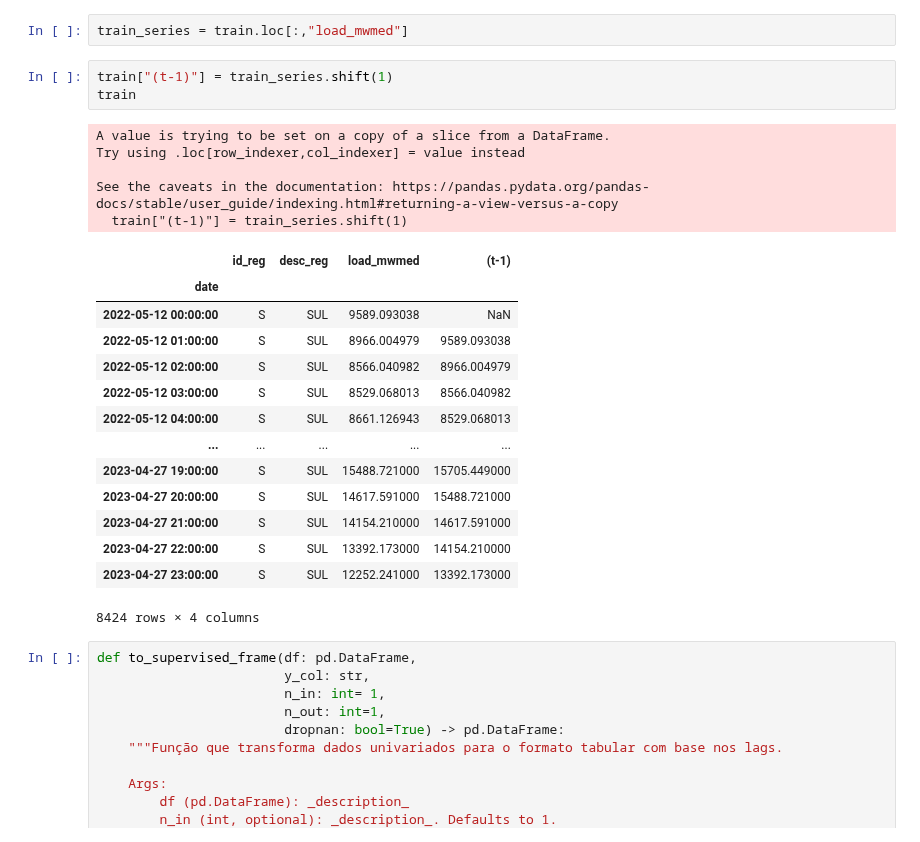
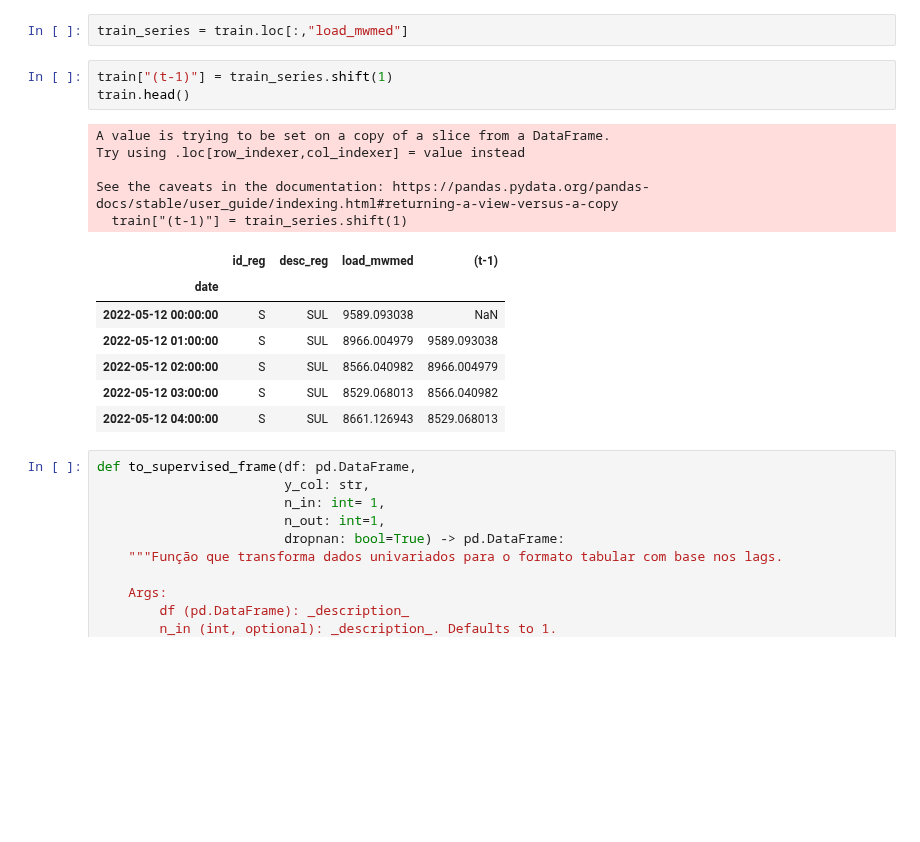
Before and after one commit to matheus-vizzotto/load_forecasting, a Jupyter notebook: src/model_tests2.ipynb, the cells around one changed output. Saved outputs shown, nothing was run; the diff lists cells and outputs as text; blank space fills up the shorter version.

```diff
--- a/src/model_tests2.ipynb
+++ b/src/model_tests2.ipynb
@@ -150,27 +134,20 @@ from utils.ts_wrangling import to_supervised_frame
 train_series = train.loc[:,"load_mwmed"]
 # %%
 train["(t-1)"] = train_series.shift(1)
-train
+train.head()
 # %% [output]
 A value is trying to be set on a copy of a slice from a DataFrame.
 Try using .loc[row_indexer,col_indexer] = value instead
 
 See the caveats in the documentation: https://pandas.pydata.org/pandas-docs/stable/user_guide/indexing.html#returning-a-view-versus-a-copy
   train["(t-1)"] = train_series.shift(1)
 |  | id_reg | desc_reg | load_mwmed | (t-1) |
 | date |  |  |  |  |
 | 2022-05-12 00:00:00 | S | SUL | 9589.093038 | NaN |
 | 2022-05-12 01:00:00 | S | SUL | 8966.004979 | 9589.093038 |
 | 2022-05-12 02:00:00 | S | SUL | 8566.040982 | 8966.004979 |
 | 2022-05-12 03:00:00 | S | SUL | 8529.068013 | 8566.040982 |
 | 2022-05-12 04:00:00 | S | SUL | 8661.126943 | 8529.068013 |
-| ... | ... | ... | ... | ... |
-| 2023-04-27 19:00:00 | S | SUL | 15488.721000 | 15705.449000 |
-| 2023-04-27 20:00:00 | S | SUL | 14617.591000 | 15488.721000 |
-| 2023-04-27 21:00:00 | S | SUL | 14154.210000 | 14617.591000 |
-| 2023-04-27 22:00:00 | S | SUL | 13392.173000 | 14154.210000 |
-| 2023-04-27 23:00:00 | S | SUL | 12252.241000 | 13392.173000 |
-8424 rows × 4 columns
 # %%
 def to_supervised_frame(df: pd.DataFrame,
                         y_col: str,
```
Also changed, not shown: parts of 1 cell of this notebook.
